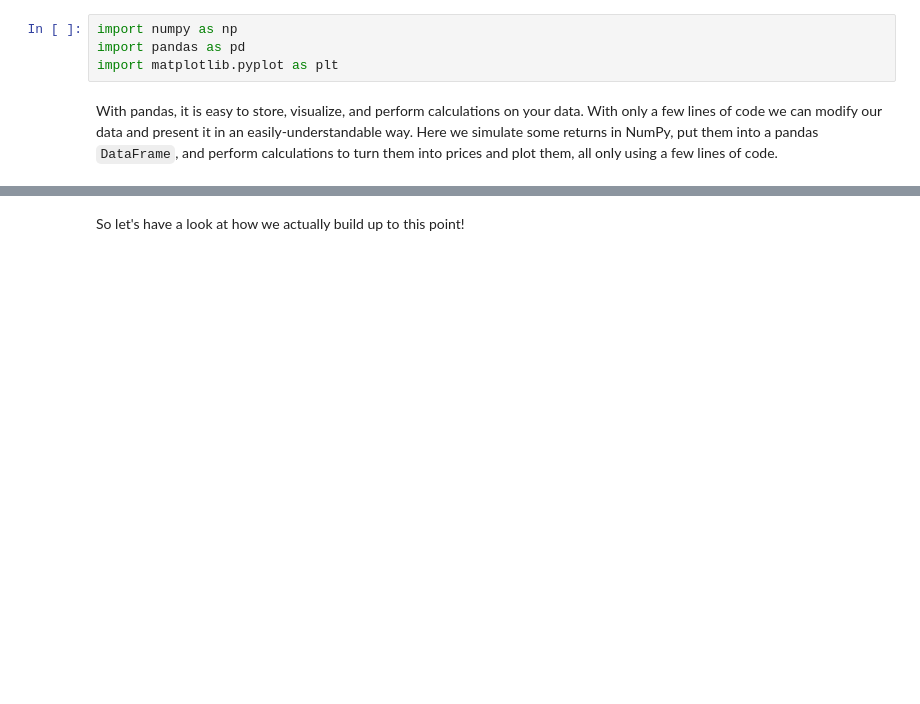
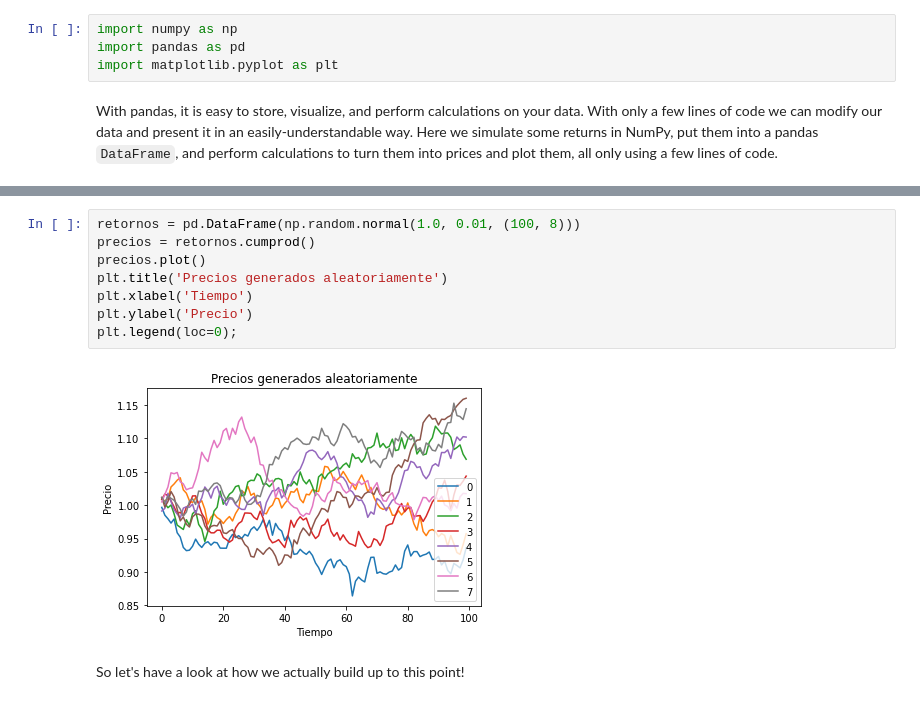
Before and after one commit to gapuentesr/MetNumUN2021I, a Jupyter notebook: Lab1/gapuentesrlecture4.ipynb, the cells around one changed output, grey strips where cells are left out. Cells and saved outputs as stored; diff of their text form; blank space fills up the shorter version.

```diff
--- a/Lab1/gapuentesrlecture4.ipynb
+++ b/Lab1/gapuentesrlecture4.ipynb
@@ -32,3 +38,13 @@ plt.legend(loc=0);
+# %%
+retornos = pd.DataFrame(np.random.normal(1.0, 0.01, (100, 8)))
+precios = retornos.cumprod()
+precios.plot()
+plt.title('Precios generados aleatoriamente')
+plt.xlabel('Tiempo')
+plt.ylabel('Precio')
+plt.legend(loc=0);
+# %% [output]
+[figure, added]
 # %% [markdown]
 So let's have a look at how we actually build up to this point!
 # %% [markdown]
```
Also changed, not shown: parts of 36 cells of this notebook.
